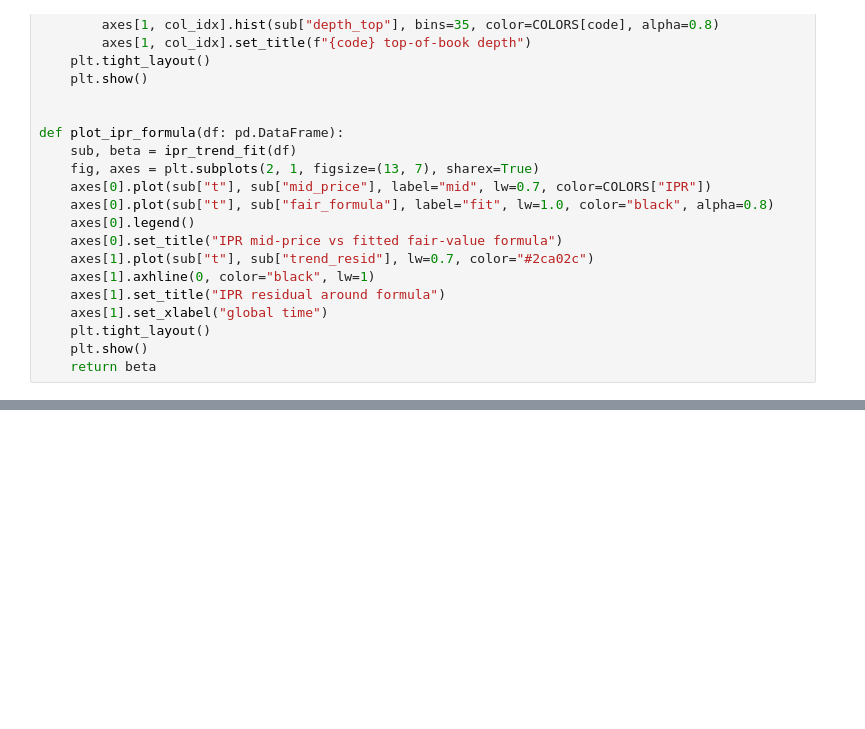
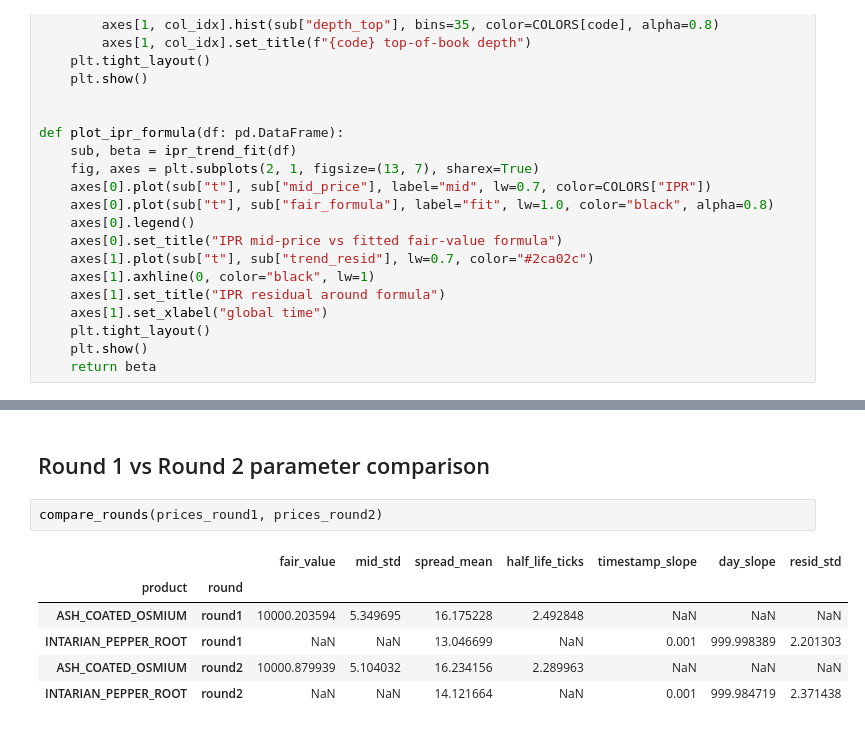
Before and after one commit to arkankau/asimc4, a Jupyter notebook: round2_eda.ipynb, the cells around one changed output, grey strips where cells are left out. Saved outputs shown, nothing was run; the diff lists cells and outputs as text; blank space fills up the shorter version.

```diff
--- a/round2_eda.ipynb
+++ b/round2_eda.ipynb
@@ -619,0 +425,11 @@ print(trade_summary(aligned))
+# %% [markdown]
+## Round 1 vs Round 2 parameter comparison
+# %%
+compare_rounds(prices_round1, prices_round2)
+# %% [output]
+|  |  | fair_value | mid_std | spread_mean | half_life_ticks | timestamp_slope | day_slope | resid_std |
+| product | round |  |  |  |  |  |  |  |
+| ASH_COATED_OSMIUM | round1 | 10000.203594 | 5.349695 | 16.175228 | 2.492848 | NaN | NaN | NaN |
+| INTARIAN_PEPPER_ROOT | round1 | NaN | NaN | 13.046699 | NaN | 0.001 | 999.998389 | 2.201303 |
+| ASH_COATED_OSMIUM | round2 | 10000.879939 | 5.104032 | 16.234156 | 2.289963 | NaN | NaN | NaN |
+| INTARIAN_PEPPER_ROOT | round2 | NaN | NaN | 14.121664 | NaN | 0.001 | 999.984719 | 2.371438 |
```
Also changed, not shown: parts of 39 cells of this notebook, 43 other files.
